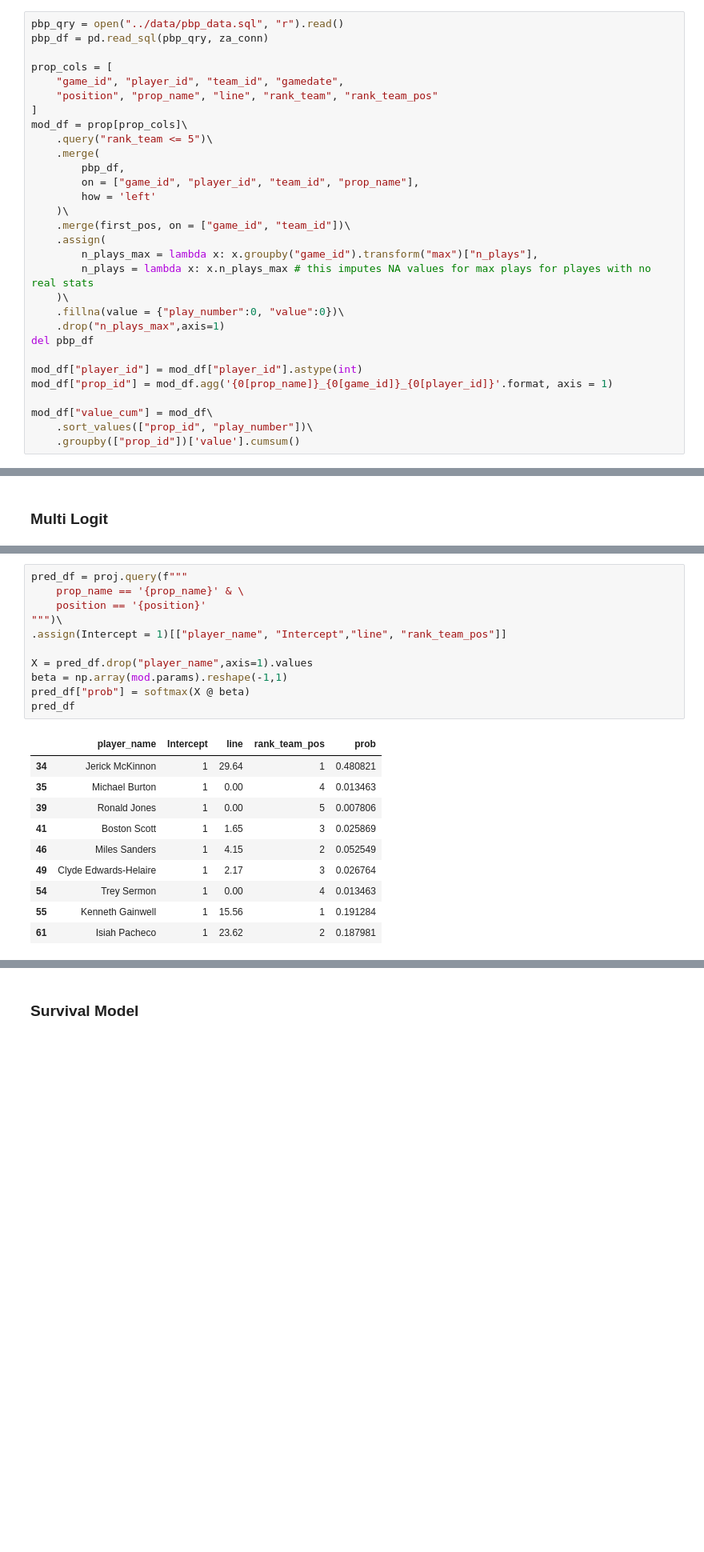
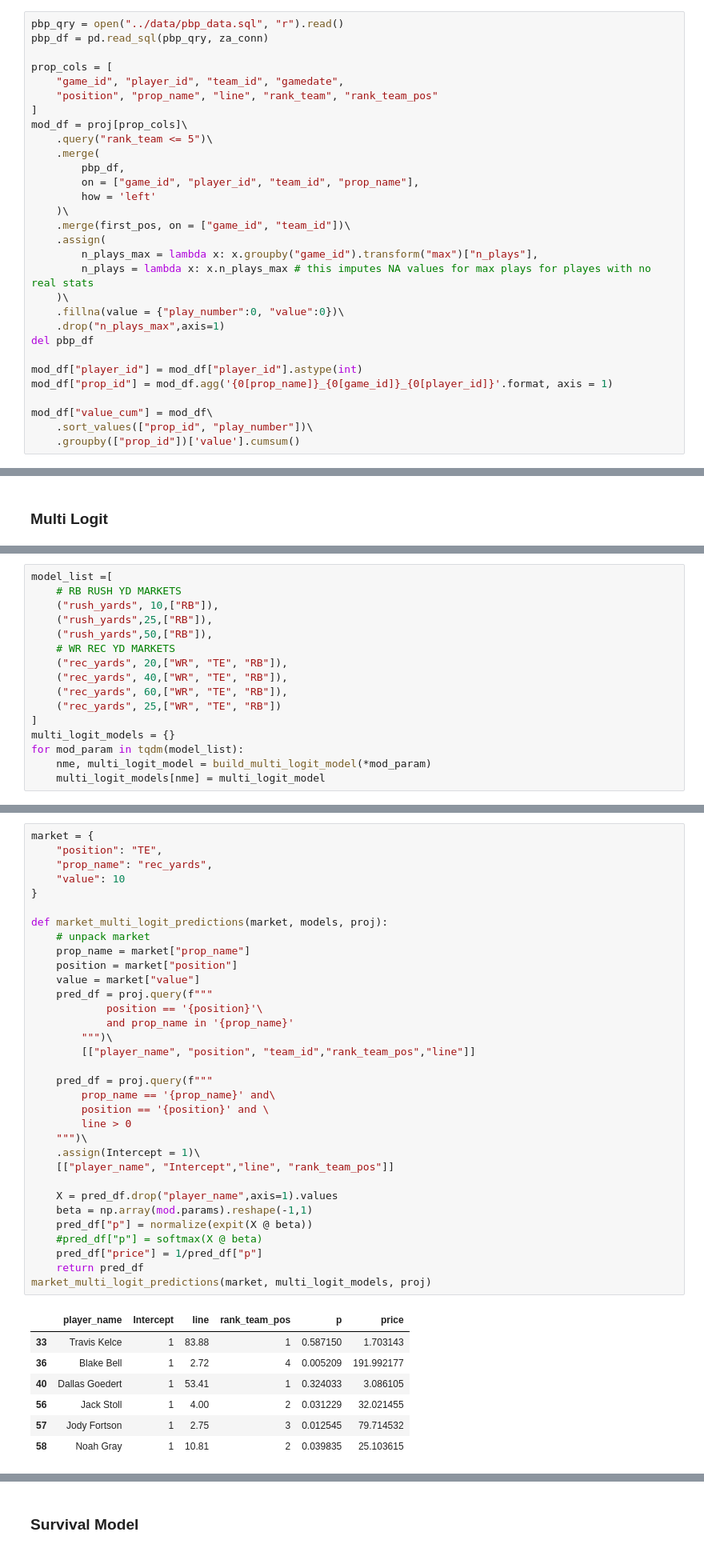
Before and after one commit to masonyahrFD/super_bowl_props, a Jupyter notebook: markets/OLD_race_to_x_markets.ipynb, the cells around one changed output, grey strips where cells are left out. Shown: that part at 80% size. Saved outputs shown, nothing was run; the diff lists cells and outputs as text; blank space fills up the shorter version.

```diff
--- a/markets/race_to_x_markets.ipynb
+++ b/markets/OLD_race_to_x_markets.ipynb
@@ -150,7 +181,7 @@ prop_cols = [
     "game_id", "player_id", "team_id", "gamedate",
     "position", "prop_name", "line", "rank_team", "rank_team_pos"
 ]
-mod_df = prop[prop_cols]\
+mod_df = proj[prop_cols]\
     .query("rank_team <= 5")\
     .merge(
         pbp_df,
@@ -527,0 +742,16 @@ def build_same_team_logit_model(prop_name, value, position, rank):
+# %%
+model_list =[
+    # RB RUSH YD MARKETS
+    ("rush_yards", 10,["RB"]),
+    ("rush_yards",25,["RB"]),
+    ("rush_yards",50,["RB"]),
+    # WR REC YD MARKETS
+    ("rec_yards", 20,["WR", "TE", "RB"]),
+    ("rec_yards", 40,["WR", "TE", "RB"]),
+    ("rec_yards", 60,["WR", "TE", "RB"]),
+    ("rec_yards", 25,["WR", "TE", "RB"])
+]
+multi_logit_models = {}
+for mod_param in tqdm(model_list):
+    nme, multi_logit_model = build_multi_logit_model(*mod_param)
+    multi_logit_models[nme] = multi_logit_model
@@ -585,22 +925,41 @@ mod = smf.glm(
 # %%
-pred_df = proj.query(f"""
-    prop_name == '{prop_name}' & \
-    position == '{position}'
-""")\
-.assign(Intercept = 1)[["player_name", "Intercept","line", "rank_team_pos"]]
+market = {
+    "position": "TE",
+    "prop_name": "rec_yards",
+    "value": 10
+}
 
-X = pred_df.drop("player_name",axis=1).values
-beta = np.array(mod.params).reshape(-1,1)
-pred_df["prob"] = softmax(X @ beta)
-pred_df
+def market_multi_logit_predictions(market, models, proj):
+    # unpack market
+    prop_name = market["prop_name"]
+    position = market["position"]
+    value = market["value"]
+    pred_df = proj.query(f"""
+            position == '{position}'\
+            and prop_name in '{prop_name}'
+        """)\
+        [["player_name", "position", "team_id","rank_team_pos","line"]]
+
+    pred_df = proj.query(f"""
+        prop_name == '{prop_name}' and\
+        position == '{position}' and \
+        line > 0
+    """)\
+    .assign(Intercept = 1)\
+    [["player_name", "Intercept","line", "rank_team_pos"]]
+
+    X = pred_df.drop("player_name",axis=1).values
+    beta = np.array(mod.params).reshape(-1,1)
+    pred_df["p"] = normalize(expit(X @ beta))
+    #pred_df["p"] = softmax(X @ beta)
+    pred_df["price"] = 1/pred_df["p"]
+    return pred_df
+market_multi_logit_predictions(market, multi_logit_models, proj)
 # %% [output]
-|  | player_name | Intercept | line | rank_team_pos | prob |
-| 34 | Jerick McKinnon | 1 | 29.64 | 1 | 0.480821 |
-| 35 | Michael Burton | 1 | 0.00 | 4 | 0.013463 |
-| 39 | Ronald Jones | 1 | 0.00 | 5 | 0.007806 |
-| 41 | Boston Scott | 1 | 1.65 | 3 | 0.025869 |
-| 46 | Miles Sanders | 1 | 4.15 | 2 | 0.052549 |
-| 49 | Clyde Edwards-Helaire | 1 | 2.17 | 3 | 0.026764 |
-| 54 | Trey Sermon | 1 | 0.00 | 4 | 0.013463 |
-| 55 | Kenneth Gainwell | 1 | 15.56 | 1 | 0.191284 |
-| 61 | Isiah Pacheco | 1 | 23.62 | 2 | 0.187981 |
+|  | player_name | Intercept | line | rank_team_pos | p | price |
+| 33 | Travis Kelce | 1 | 83.88 | 1 | 0.587150 | 1.703143 |
+| 36 | Blake Bell | 1 | 2.72 | 4 | 0.005209 | 191.992177 |
+| 40 | Dallas Goedert | 1 | 53.41 | 1 | 0.324033 | 3.086105 |
+| 56 | Jack Stoll | 1 | 4.00 | 2 | 0.031229 | 32.021455 |
+| 57 | Jody Fortson | 1 | 2.75 | 3 | 0.012545 | 79.714532 |
+| 58 | Noah Gray | 1 | 10.81 | 2 | 0.039835 | 25.103615 |
```
Also changed, not shown: parts of 22 cells of this notebook, 4 other files.
